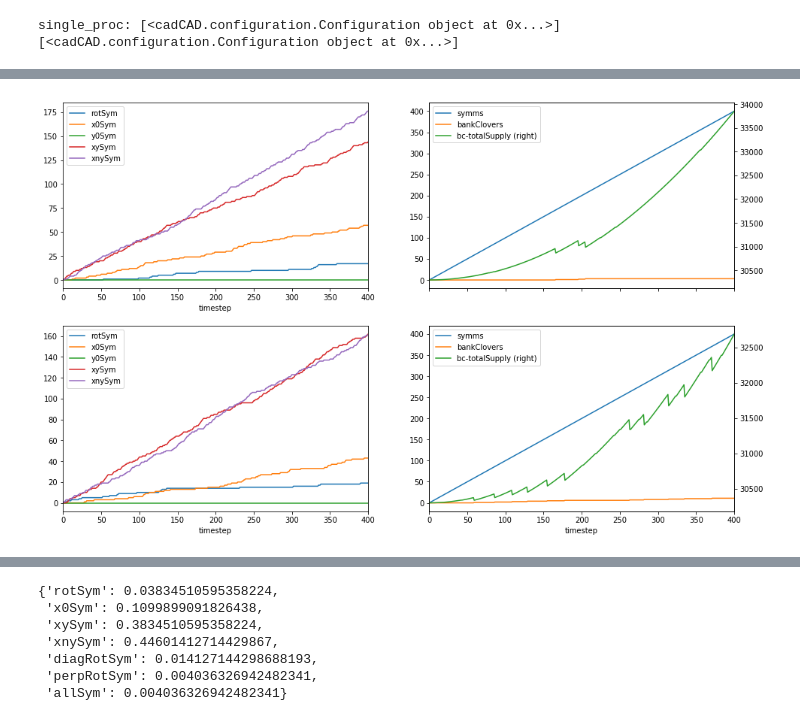
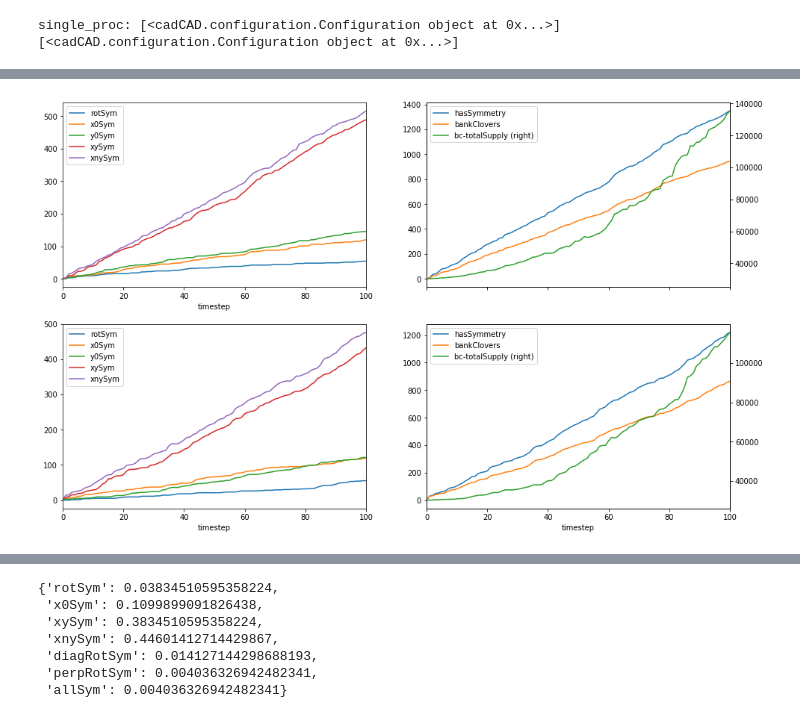
Before and after one commit to clovers-network/clovers-cadCAD, a Jupyter notebook: src/Clovers.network.ipynb, the cells around one changed output, grey strips where cells are left out. Drawn from its saved outputs; the diff is of its cells as text; code cells hidden in the pictures.

```diff
--- a/src/Clovers.network.ipynb
+++ b/src/Clovers.network.ipynb
@@ -31,7 +31,7 @@ params = {
 }
 
 simulation_parameters = {
-    'T': range(30),
+    'T': range(100),
     'N': num_runs,
     'M': params
 }
@@ -179,22 +170,22 @@ df_run.plot('timestep', ['bc-totalSupply'], grid=False,
 # %%
 row_height = 5
 # set a figure with initial dimensions
 fig = plt.figure(figsize=(16,(row_height*num_runs)))
 
 # create 2 axes (2 graphs) laid out in a 1x2 grid, and set them each to a variable
 axs = fig.subplots(num_runs, 2)
 
 for row_idx in range(0,num_runs):
     df_run = df[df.run == (row_idx + 1)]
     # draw out all the symmetries in a single graph, on ax1 (the left graph)
     df_run.plot('timestep', ['rotSym', 'x0Sym', 'y0Sym', 'xySym', 'xnySym'], grid=False,
             ax=axs[row_idx,0]
            )
 
     # draw out the bank clovers and total symms on ax2 (the right graph)
-    df_run.plot('timestep', ['symms','bankClovers'], ax=axs[row_idx,1])
+    df_run.plot('timestep', ['hasSymmetry','bankClovers'], ax=axs[row_idx,1])
 
     # additionally draw out the totalSupply as a secondary axis on ax2 (the right graph)
     df_run.plot('timestep','bc-totalSupply',secondary_y=True, ax=axs[row_idx,1])
 # %% [output]
-[figure, old version]
+[figure, new version]
```
Also changed, not shown: parts of 11 cells of this notebook.
